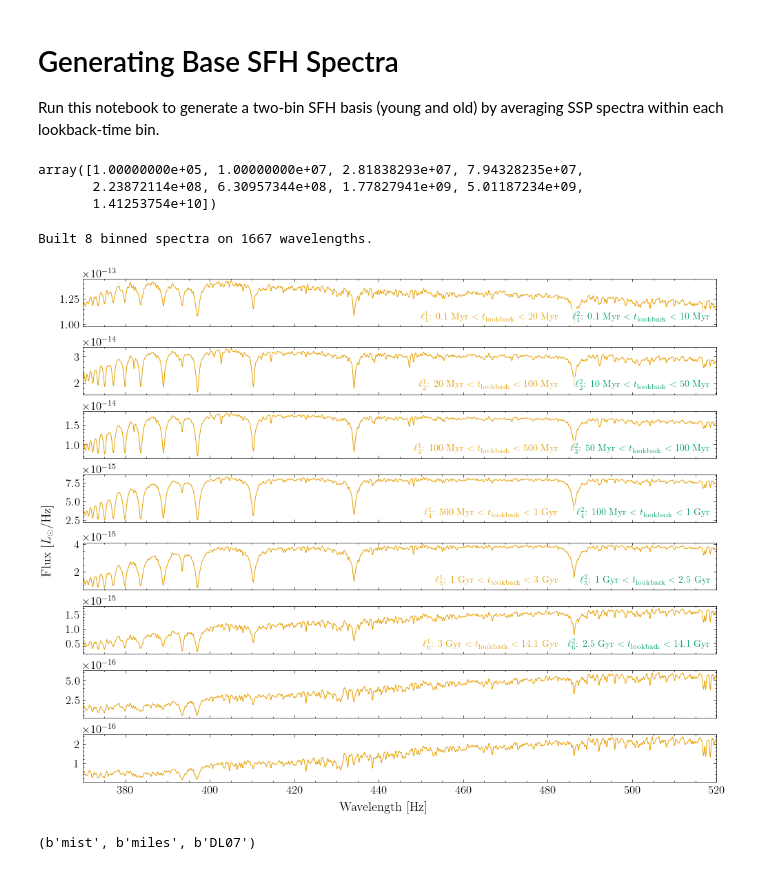
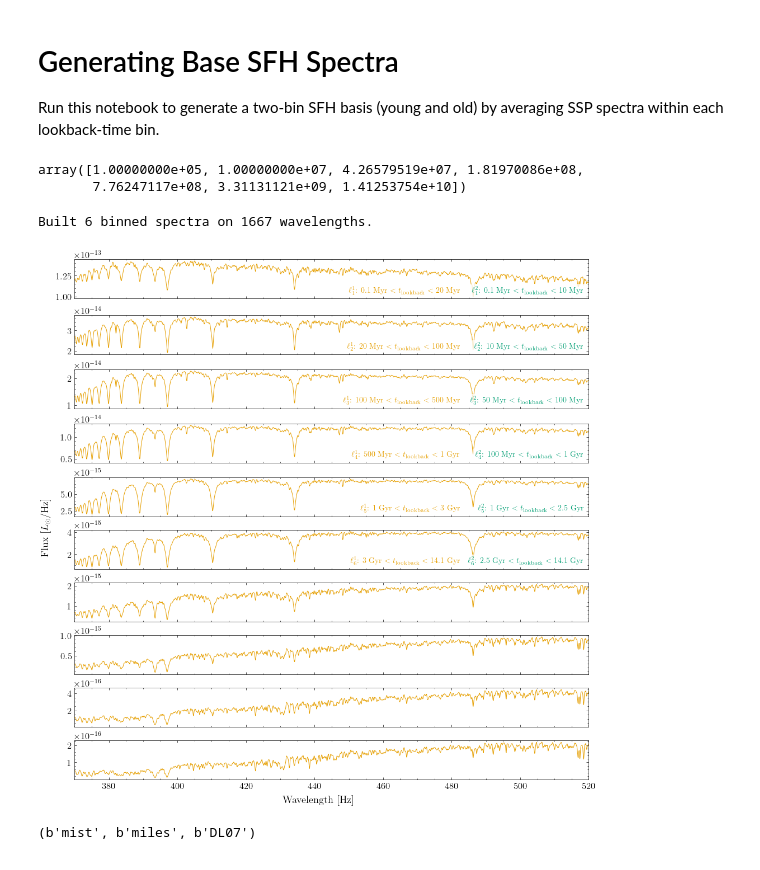
Before and after one commit to vernica-mehta/honours-project, a Jupyter notebook: code/notebooks/sfh.ipynb, the cells around one changed output. Drawn from its saved outputs; the diff is of its cells as text; code cells hidden in the pictures.

```diff
--- a/code/notebooks/sfh.ipynb
+++ b/code/notebooks/sfh.ipynb
@@ -28,14 +28,13 @@ sp = fsps.StellarPopulation(
 #bins = np.log10(np.array([0.1*10**6, 100*10**6, 2*10**9, 10**10.15]))
 #bin_arr = np.r_[np.array([0.1, 10, 50, 100, 1000, 2500])*1e6, np.array([10**10.15])]
 #bin_arr = np.logspace(5, 10.15, 4)
-bin_arr = np.r_[np.array([0.1])*1e6, np.logspace(7, 10.15, 8)]
+bin_arr = np.r_[np.array([0.1])*1e6, np.logspace(7, 10.15, 6)]
 bins = np.log10(bin_arr)
 # %%
 bin_arr
 # %% [output]
-array([1.00000000e+05, 1.00000000e+07, 2.81838293e+07, 7.94328235e+07,
-       2.23872114e+08, 6.30957344e+08, 1.77827941e+09, 5.01187234e+09,
-       1.41253754e+10])
+array([1.00000000e+05, 1.00000000e+07, 4.26579519e+07, 1.81970086e+08,
+       7.76247117e+08, 3.31131121e+09, 1.41253754e+10])
 # %%
 w,s = sp.get_spectrum()
 ages = sp.ssp_ages
@@ -64,5 +63,5 @@ for i in range(n_bins):
 avg_spectra = np.vstack(avg_spectra)
 print(f"Built {avg_spectra.shape[0]} binned spectra on {avg_spectra.shape[1]} wavelengths.")
 # %% [output]
-Built 8 binned spectra on 1667 wavelengths.
+Built 6 binned spectra on 1667 wavelengths.
 # %%
@@ -70,34 +69,34 @@ np.save('/home/vmehta/honours-project/code/data/sfh_eightbins_spectra.npy', avg_
 # %%
-fig, ax = plt.subplots(8, 1, figsize=(10, 8), sharex=True, constrained_layout=True)
+fig, ax = plt.subplots(10, 1, figsize=(10, 10), sharex=True, constrained_layout=True)
 
 for i, spec in enumerate(avg_spectra):
     ax[i].plot(w/10, spec, 'C0', linewidth=0.7)
 
 label_box = dict(boxstyle='round', facecolor='white', alpha=0.8, edgecolor='none')
 
 
 ax[0].text(0.75, 0.1, '$\\ell_1^1$: 0.1 Myr $<t_\\mathrm{lookback}<$ 20 Myr', transform=ax[0].transAxes, horizontalalignment='right', verticalalignment='bottom', fontsize=10, color='C0', fontweight='bold', bbox=label_box)
 ax[1].text(0.75, 0.1, '$\\ell_2^1$: 20 Myr $<t_\\mathrm{lookback}<$ 100 Myr', transform=ax[1].transAxes, horizontalalignment='right', verticalalignment='bottom', fontsize=10, color='C0', fontweight='bold', bbox=label_box)
 ax[2].text(0.75, 0.1, '$\\ell_3^1$: 100 Myr $<t_\\mathrm{lookback}<$ 500 Myr', transform=ax[2].transAxes, horizontalalignment='right', verticalalignment='bottom', fontsize=10, color='C0', fontweight='bold', bbox=label_box)
 ax[3].text(0.75, 0.1, '$\\ell_4^1$: 500 Myr $<t_\\mathrm{lookback}<$ 1 Gyr', transform=ax[3].transAxes, horizontalalignment='right', verticalalignment='bottom', fontsize=10, color='C0', fontweight='bold', bbox=label_box)
 ax[4].text(0.75, 0.1, '$\\ell_5^1$: 1 Gyr $<t_\\mathrm{lookback}<$ 3 Gyr', transform=ax[4].transAxes, horizontalalignment='right', verticalalignment='bottom', fontsize=10, color='C0', fontweight='bold', bbox=label_box)
 ax[5].text(0.75, 0.1, '$\\ell_6^1$: 3 Gyr $<t_\\mathrm{lookback}<$ 14.1 Gyr', transform=ax[5].transAxes, horizontalalignment='right', verticalalignment='bottom', fontsize=10, color='C0', fontweight='bold', bbox=label_box)
 
 ax[0].text(0.99, 0.1, '$\\ell_1^2$: 0.1 Myr $<t_\\mathrm{lookback}<$ 10 Myr', transform=ax[0].transAxes, horizontalalignment='right', verticalalignment='bottom', fontsize=10, color='C2', fontweight='bold', bbox=label_box)
 ax[1].text(0.99, 0.1, '$\\ell_2^2$: 10 Myr $<t_\\mathrm{lookback}<$ 50 Myr', transform=ax[1].transAxes, horizontalalignment='right', verticalalignment='bottom', fontsize=10, color='C2', fontweight='bold', bbox=label_box)
 ax[2].text(0.99, 0.1, '$\\ell_3^2$: 50 Myr $<t_\\mathrm{lookback}<$ 100 Myr', transform=ax[2].transAxes, horizontalalignment='right', verticalalignment='bottom', fontsize=10, color='C2', fontweight='bold', bbox=label_box)
 ax[3].text(0.99, 0.1, '$\\ell_4^2$: 100 Myr $<t_\\mathrm{lookback}<$ 1 Gyr', transform=ax[3].transAxes, horizontalalignment='right', verticalalignment='bottom', fontsize=10, color='C2', fontweight='bold', bbox=label_box)
 ax[4].text(0.99, 0.1, '$\\ell_5^2$: 1 Gyr $<t_\\mathrm{lookback}<$ 2.5 Gyr', transform=ax[4].transAxes, horizontalalignment='right', verticalalignment='bottom', fontsize=10, color='C2', fontweight='bold', bbox=label_box)
 ax[5].text(0.99, 0.1, '$\\ell_6^2$: 2.5 Gyr $<t_\\mathrm{lookback}<$ 14.1 Gyr', transform=ax[5].transAxes, horizontalalignment='right', verticalalignment='bottom', fontsize=10, color='C2', fontweight='bold', bbox=label_box)
 
 ax[0].set_xlim(370,520)
 fig.supylabel(f'Flux [$L_\\odot/\\mathrm{{Hz}}$]')
 fig.supxlabel('Wavelength [Hz]')
 
 #plt.savefig('/home/vmehta/honours-project/thesis/figures/sfh_two6bins.pdf', format='pdf')
 plt.show()
 # %% [output]
-[figure, old version]
+[figure, new version]
 # %%
 sp.libraries
 # %% [output]
```
Also changed, not shown: parts of 6 cells of this notebook, 9 other files.
